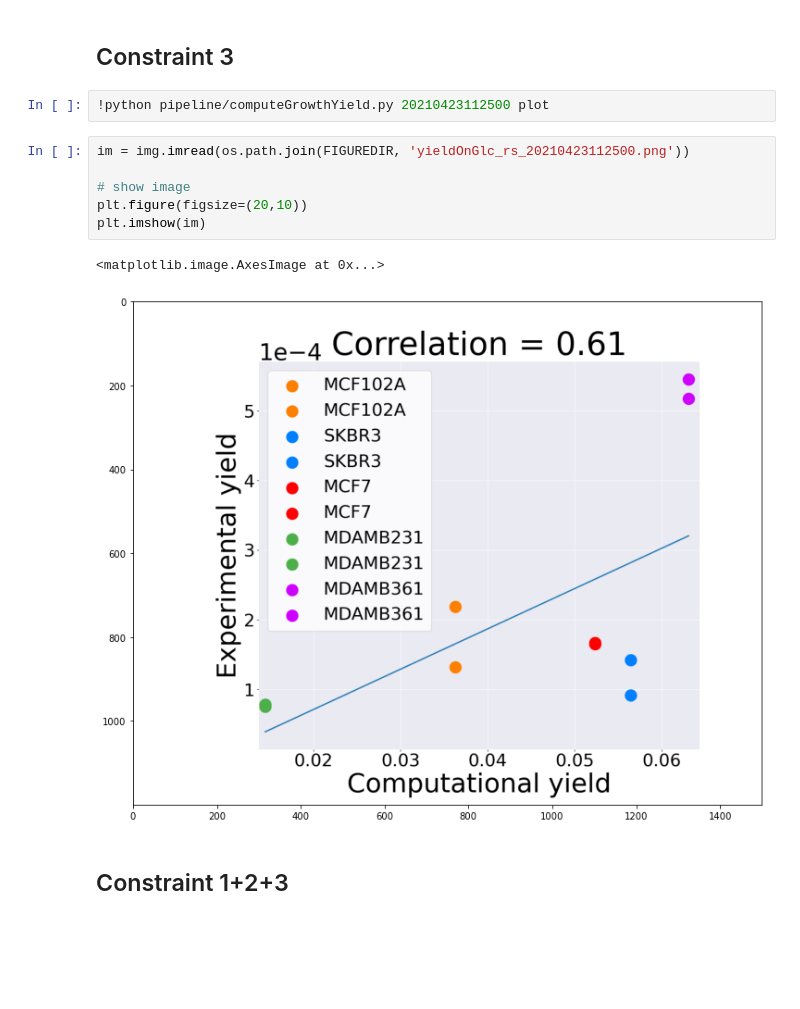
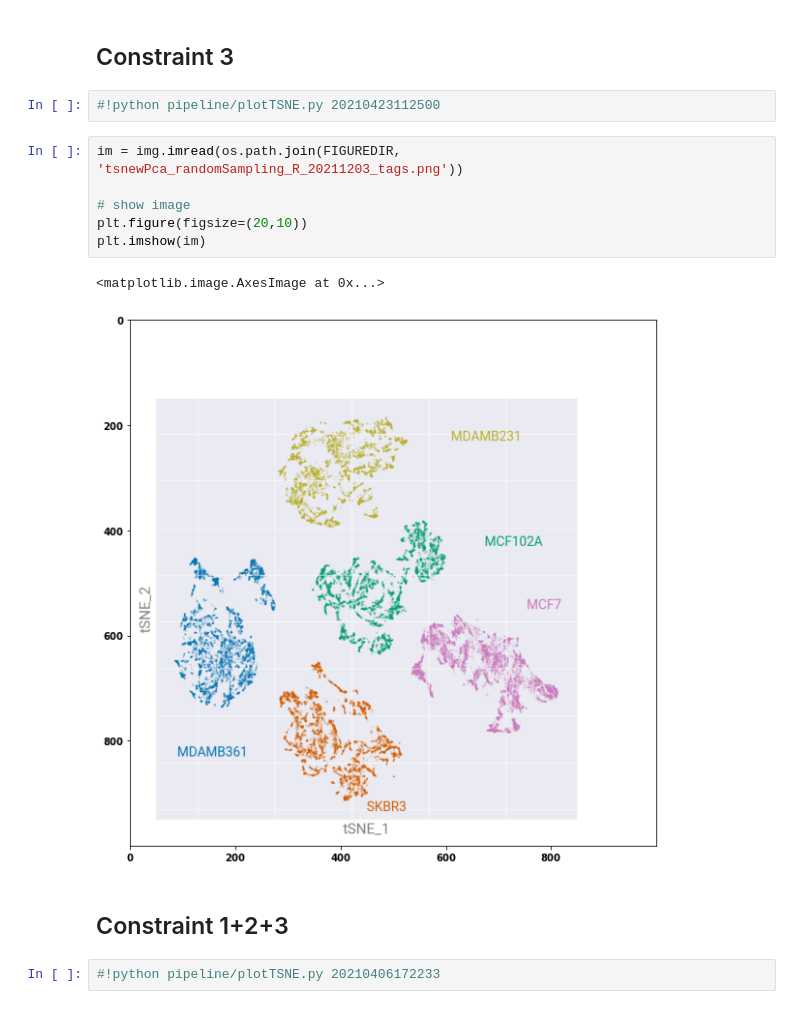
Before and after one commit to qLSLab/integrate, a Jupyter notebook: dataAnalysis.ipynb, the cells around one changed output. Saved outputs shown, nothing was run; the diff lists cells and outputs as text; blank space fills up the shorter version.

Commit message:
update figures and scripts for data analysis

```diff
--- a/dataAnalysis.ipynb
+++ b/dataAnalysis.ipynb
@@ -380,15 +240,17 @@ plt.imshow(im)
 # %% [markdown]
 ## Constraint 3
 # %%
-!python pipeline/computeGrowthYield.py 20210423112500 plot
+#!python pipeline/plotTSNE.py 20210423112500
 # %%
-im = img.imread(os.path.join(FIGUREDIR, 'yieldOnGlc_rs_20210423112500.png'))
+im = img.imread(os.path.join(FIGUREDIR, 'tsnewPca_randomSampling_R_20211203_tags.png'))
 
 # show image
 plt.figure(figsize=(20,10))
 plt.imshow(im)
 # %% [output]
 <matplotlib.image.AxesImage at 0x...>
-[figure, old version]
+[figure, new version]
 # %% [markdown]
 ## Constraint 1+2+3
+# %%
+#!python pipeline/plotTSNE.py 20210406172233
```
Also changed, not shown: parts of 69 cells of this notebook, 15 other files.
